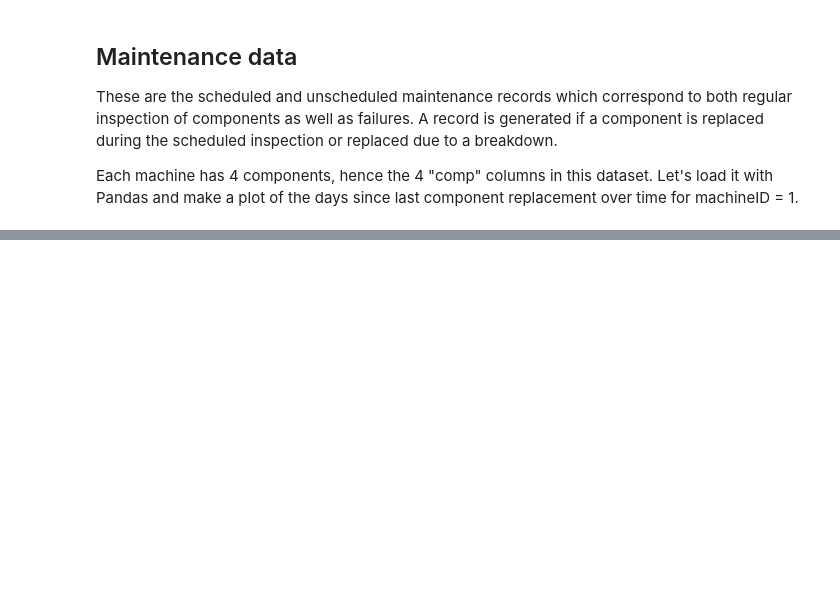
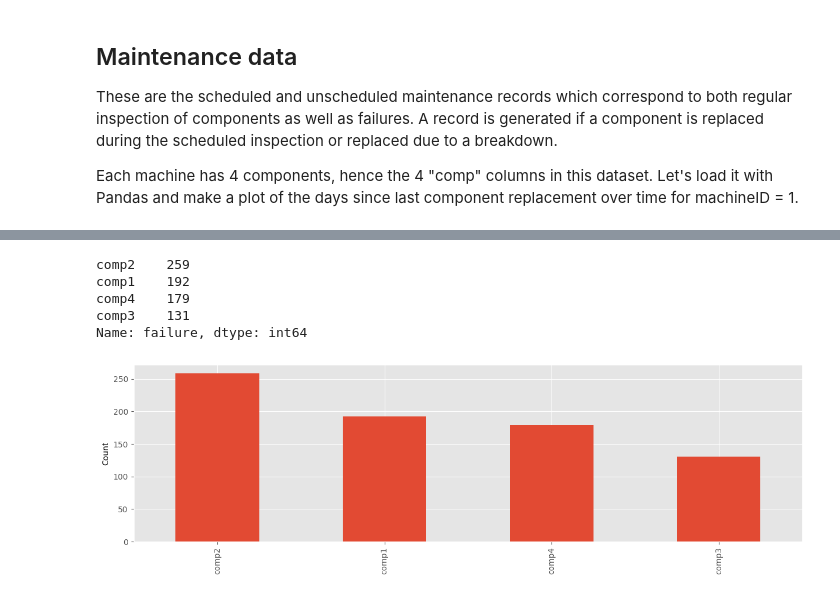
Before and after one commit to gpanagioto/-mbml-predictive-maintenance, a Jupyter notebook: milestone.ipynb, the cells around one changed output, grey strips where cells are left out. Cells and saved outputs as stored; diff of their text form; code cells hidden in the pictures; blank space fills up the shorter version.

```diff
--- a/milestone.ipynb
+++ b/milestone.ipynb
@@ -117,0 +236,13 @@ plt.show()
+# %%
+# plot distribution of failures by component
+plt.figure(figsize=(15, 4))
+failures['failure'].value_counts().plot(kind='bar')
+plt.ylabel('Count')
+failures['failure'].value_counts()
+# %% [output]
+comp2    259
+comp1    192
+comp4    179
+comp3    131
+Name: failure, dtype: int64
+[figure, added]
```
Also changed, not shown: parts of 34 cells of this notebook.
